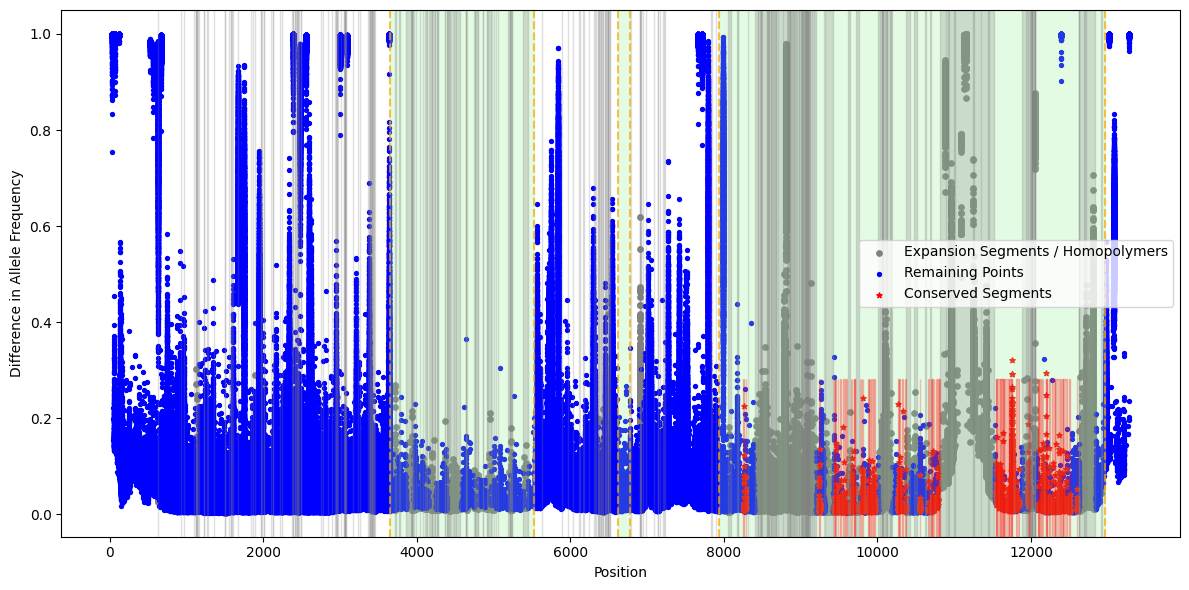
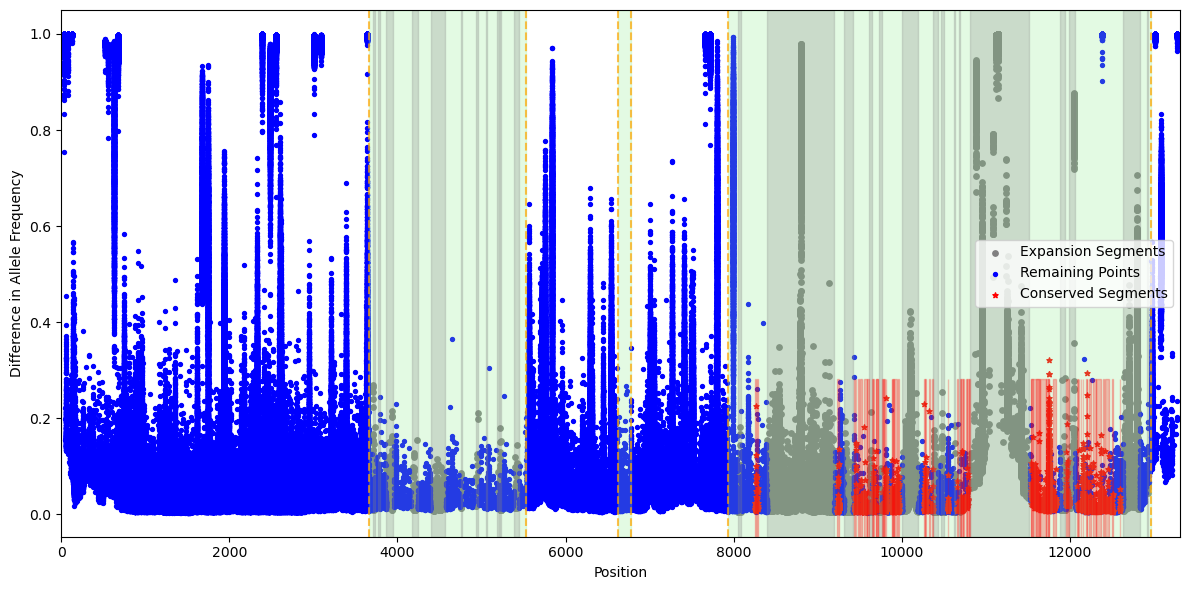
Code edit (unified diff) that turned the first committed figure into the second:
--- before
+++ after
@@ -29,5 +29,5 @@
 
 # Initialize lists to store scatter data
-grey_x, grey_y, blue_x, blue_y, red_x, red_y = [], [], [], [], [], []
+grey_x, grey_y, blue_x, blue_y, red_x, red_y, white_x, white_y = [], [], [], [], [], [], [], []
 
 # Plotting section
@@ -45,4 +45,7 @@
     red_x_temp = []
     red_y_temp = []
+    white_x_temp = []
+    white_y_temp = []
+
     data = pd.DataFrame({'x': xhold, 'y': hold})
     
@@ -72,6 +75,6 @@
         mask3 = (data['x'] >= start) & (data['x'] <= end)
         selected_data3 = data[mask3]
-        grey_x_temp.extend(selected_data3['x'].tolist())
-        grey_y_temp.extend(selected_data3['y'].tolist())
+        white_x_temp.extend(selected_data3['x'].tolist())
+        white_y_temp.extend(selected_data3['y'].tolist())
         data = data[~mask3]
     
@@ -90,6 +93,6 @@
         mask5 = (data['x'] >= start) & (data['x'] <= end)
         selected_data5 = data[mask5]
-        grey_x_temp.extend(selected_data5['x'].tolist())
-        grey_y_temp.extend(selected_data5['y'].tolist())
+        white_x_temp.extend(selected_data5['x'].tolist())
+        white_y_temp.extend(selected_data5['y'].tolist())
         data = data[~mask5]
 
@@ -104,4 +107,6 @@
     red_x.extend(red_x_temp)
     red_y.extend(red_y_temp)
+    white_x.extend(white_x_temp)
+    white_y.extend(white_y_temp)
 
 # print(f"Grey points (grey_x, grey_y): {len(grey_x)}, {len(grey_y)}")
@@ -110,7 +115,8 @@
 
 # Plot grey points, blue points, and red stars
-plt.scatter(grey_x, grey_y, s=15, color='Gray', label='Expansion Segments / Homopolymers')
+plt.scatter(grey_x, grey_y, s=15, color='Gray', label='Expansion Segments')
 plt.scatter(blue_x, blue_y, s=8, color='Blue', label='Remaining Points')
 plt.scatter(red_x, red_y, s=15, color='Red', marker='*', label='Conserved Segments')
+plt.scatter(white_x, white_y, s=8, color='white', alpha=0)
 
 # Add vertical lines and shaded regions
@@ -126,16 +132,16 @@
     plt.axvspan(start, end, alpha=0.25, color='grey')
 
-for start, end in hmplr_pos:
-    plt.axvspan(start, end, alpha=0.25, color='grey')
+# for start, end in hmplr_pos:
+#     plt.axvspan(start, end, alpha=0.25, color='grey')
 
 for start, end in csvd_pos:
     plt.axvspan(start, end, 0, 0.3, alpha=0.25, color='red')
 
-for start, end in pg_pos:
-    plt.axvspan(start, end, alpha=0.25, color='grey')
+# for start, end in pg_pos:
+#     plt.axvspan(start, end, alpha=0.25, color='grey')
 
 plt.xlabel('Position')
 plt.ylabel('Difference in Allele Frequency')
-# plt.xlim(zoomed_range)
+plt.xlim(0, 13314)
 plt.legend()
 plt.tight_layout()

Commit: update manhattan plots to exclude homopolymers and pseudogenes